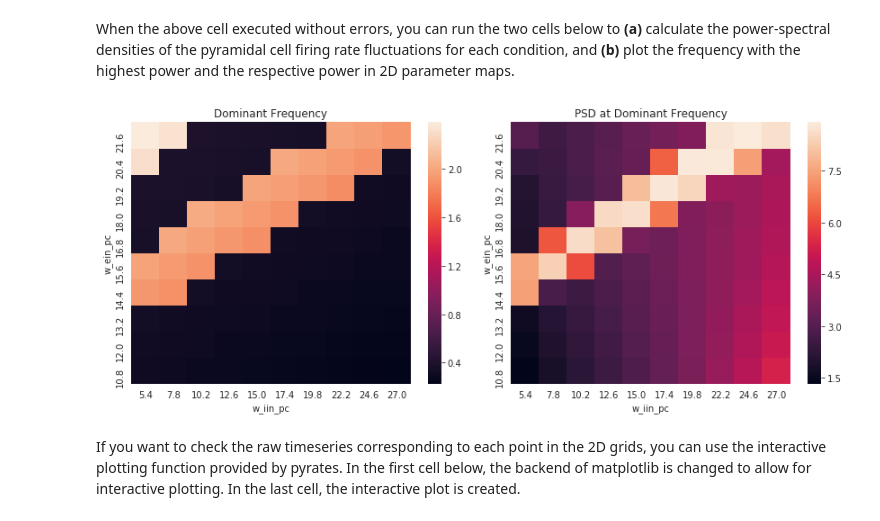
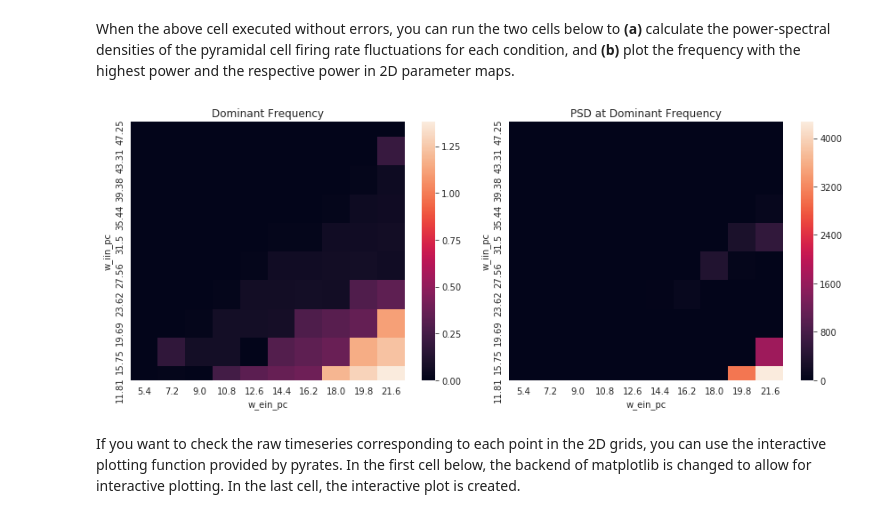
Before and after one commit to pyrates-neuroscience/PyRates, a Jupyter notebook: documentation/CNS_2019_Tutorial/Solution_Build_Cortical_Microcircuit.ipynb, the cells around one changed output. Saved outputs shown, nothing was run; the diff lists cells and outputs as text; code cells hidden in the pictures.

```diff
--- a/documentation/CNS_2019_Tutorial/Solution_Build_Cortical_Microcircuit.ipynb
+++ b/documentation/CNS_2019_Tutorial/Solution_Build_Cortical_Microcircuit.ipynb
@@ -350,13 +352,13 @@ finished!
 #### IV.b parameter sweep over 2 coupling weights
 # %%
 # definition of parameter sweep values
-w_ein_pc = np.linspace(0.8, 1.6, 10)*13.5
-w_iin_pc = np.linspace(0.4, 2.0, 10)*13.5
-J = [6.]
+w_ein_pc = np.linspace(0.5, 2.0, 10)*0.8*13.5
+w_iin_pc = np.linspace(0.5, 2.0, 10)*1.75*13.5
+J = [0.]
 
 # other simulation parameters
 T = 100.
-dt = 1e-3
+dt = 1e-2
 dts = 1e-2
 inp = np.zeros((int(T/dt), 1)) + 3.
 
@@ -405,24 +408,24 @@ for we in w_ein_pc:
 # %%
 # NO TODO: Below the dominating frequency and its power are plotted
 ###################################################################
 
 from pyrates.utility import plot_connectivity
 
 # create 2D plots of maximum frequency and PSD for each parameter set
 fig, axes = plt.subplots(ncols=2, figsize=(12, 5))
-plot_connectivity(max_freq, yticklabels=np.round(w_ein_pc, decimals=2),
-                  xticklabels=np.round(w_iin_pc, decimals=2), ax=axes[0])
-axes[0].set_ylabel('w_ein_pc')
-axes[0].set_xlabel('w_iin_pc')
+plot_connectivity(max_freq.T, xticklabels=np.round(w_ein_pc, decimals=2),
+                  yticklabels=np.round(w_iin_pc, decimals=2), ax=axes[0])
+axes[0].set_xlabel('w_ein_pc')
+axes[0].set_ylabel('w_iin_pc')
 axes[0].set_title('Dominant Frequency')
-plot_connectivity(np.log(max_pow), yticklabels=np.round(w_ein_pc, decimals=2),
-                  xticklabels=np.round(w_iin_pc, decimals=2), ax=axes[1])
-axes[1].set_ylabel('w_ein_pc')
-axes[1].set_xlabel('w_iin_pc')
+plot_connectivity(max_pow.T, xticklabels=np.round(w_ein_pc, decimals=2),
+                  yticklabels=np.round(w_iin_pc, decimals=2), ax=axes[1])
+axes[1].set_xlabel('w_ein_pc')
+axes[1].set_ylabel('w_iin_pc')
 axes[1].set_title('PSD at Dominant Frequency')
 plt.tight_layout()
 # %% [output]
-[figure, old version]
+[figure, new version]
 # %% [markdown]
 If you want to check the raw timeseries corresponding to each point in the 2D grids, you can use the interactive plotting function provided by pyrates. In the first cell below, the backend of matplotlib is changed to allow for interactive plotting. In the last cell, the interactive plot is created.
 # %%
```
Also changed, not shown: parts of 5 cells of this notebook, 2 other files.
